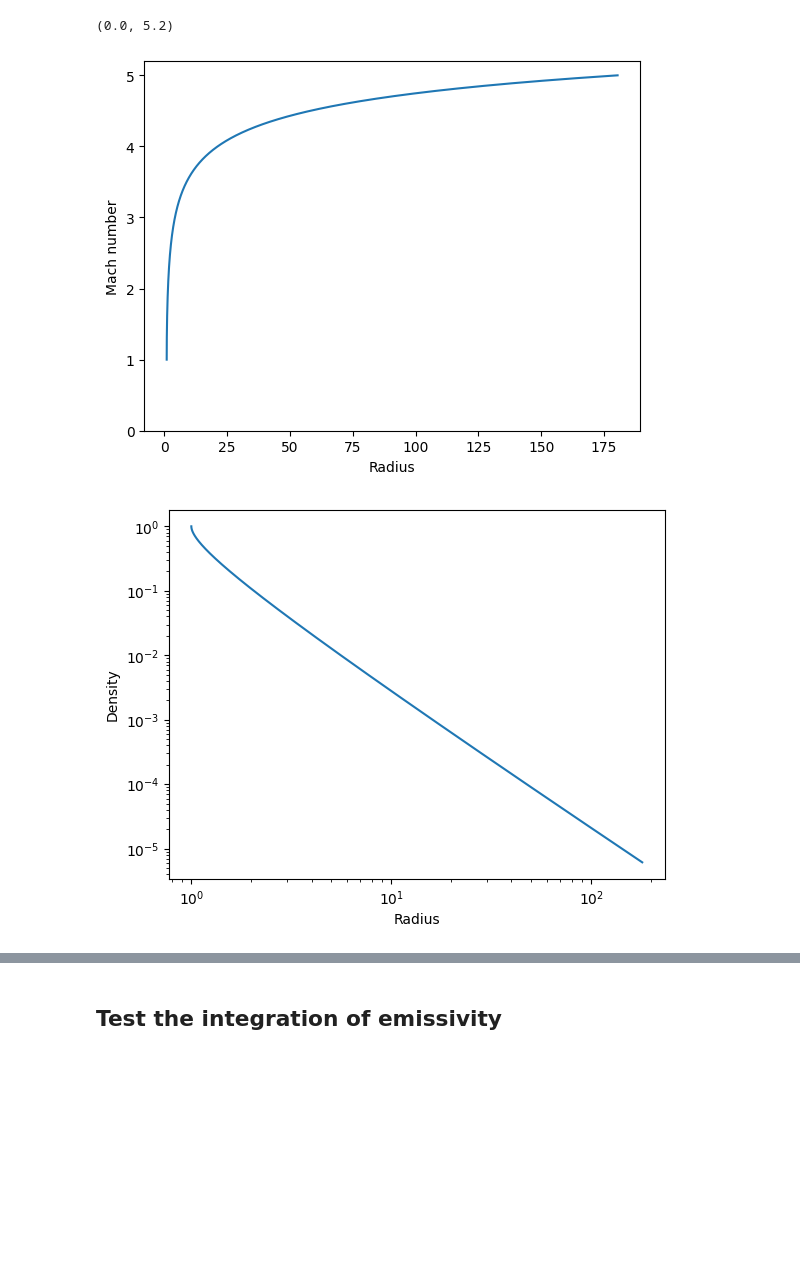
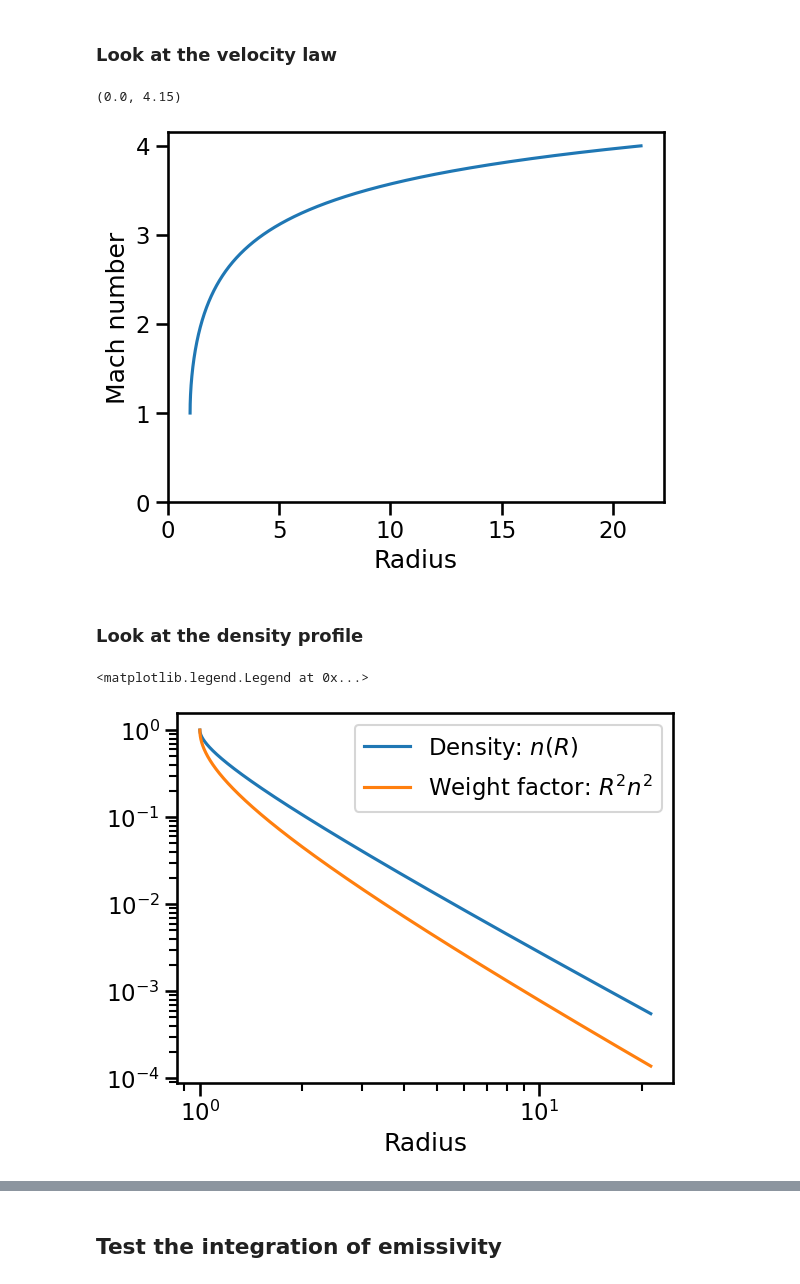
Before and after one commit to will-henney/hii-density-distribution, a Jupyter notebook: density_pdf_explore.ipynb, the cells around one changed output, grey strips where cells are left out. Saved outputs shown, nothing was run; the diff lists cells and outputs as text; code cells hidden in the pictures; blank space fills up the shorter version.

```diff
--- a/density_pdf_explore.ipynb
+++ b/density_pdf_explore.ipynb
@@ -22,3 +3,4 @@ flow.radial_density_histogram(flow.R_edges, flow.density_edges, nbins=30)
 # %%
 from matplotlib import pyplot as plt
 import seaborn as sns
+sns.set_context("talk")
@@ -25,3 +11,9 @@ import seaborn as sns
+# %%
+Flow.Umax = 4.0
+Flow.NR = 10_000
+flow = Flow()
+# %% [markdown]
+### Look at the velocity law
 # %%
 fig, ax = plt.subplots()
 ax.plot(flow.R_edges, flow.U_edges)
@@ -29,15 +21,18 @@ ax.set_xlabel("Radius")
 ax.set_ylabel("Mach number")
 ax.set_ylim(0, None)
 # %% [output]
-(0.0, 5.2)
+(0.0, 4.15)
-[figure, old version]
+[figure, new version]
+# %% [markdown]
+### Look at the density profile
 # %%
 fig, ax = plt.subplots()
-ax.plot(flow.R_edges, flow.density_edges)
+ax.plot(flow.R_edges, flow.density_edges, label="Density: $n(R)$")
+ax.plot(flow.R_edges, flow.R_edges**2 * flow.density_edges**2, label="Weight factor: $R^2 n^2$")
 ax.set_xlabel("Radius")
-ax.set_ylabel("Density")
-# ax.set_ylim(None, None)
 ax.set_xscale("log")
 ax.set_yscale("log")
+ax.legend()
 # %% [output]
+<matplotlib.legend.Legend at 0x...>
-[figure, old version]
+[figure, new version]
```
Also changed, not shown: parts of 25 cells of this notebook, 3 other files.
